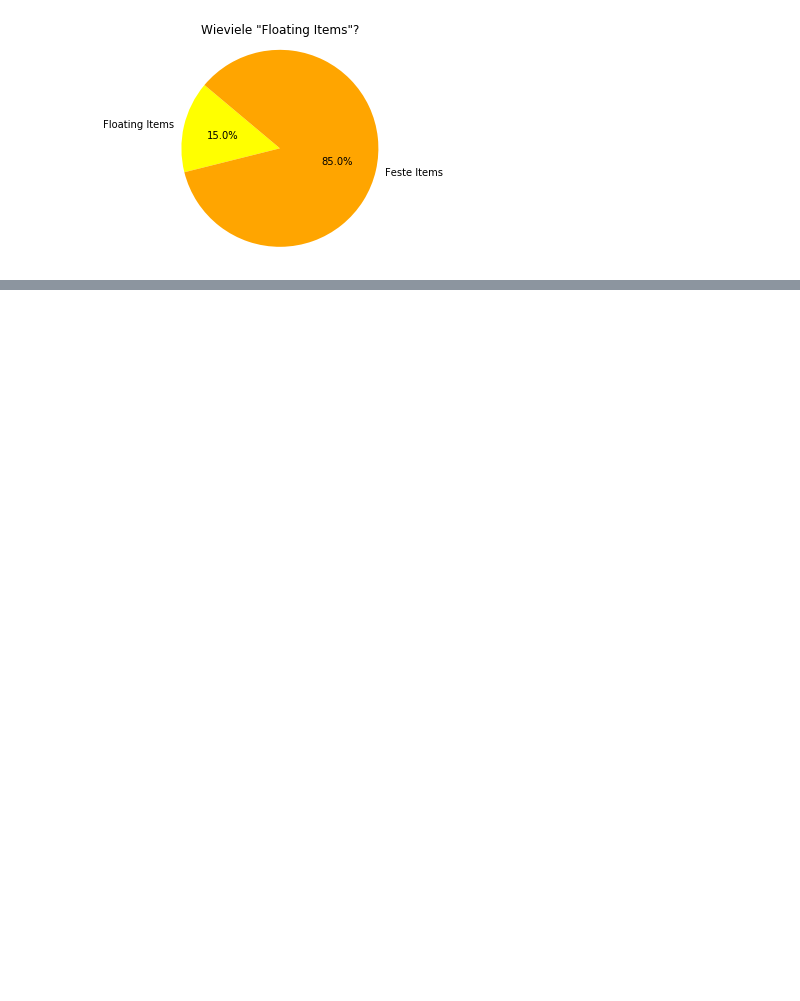
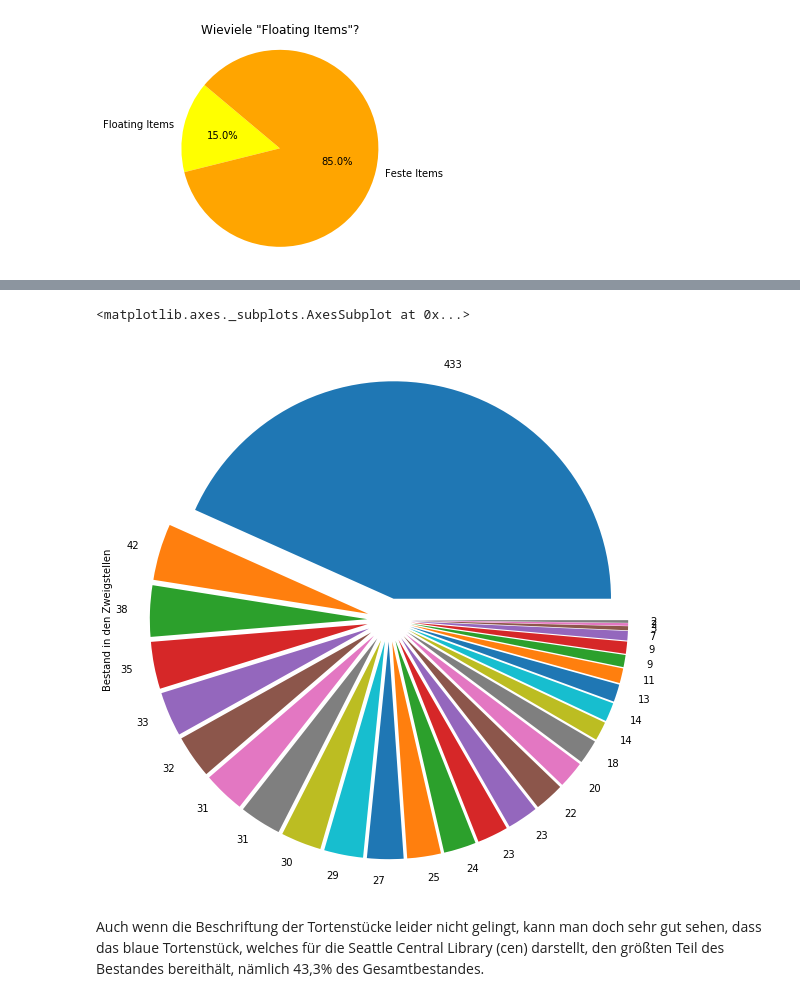
Before and after one commit to janamandrys/Jupyter_Notebook-MALIS, a Jupyter notebook: FOERSTNER_MALIS19.3_AUFGABE2.ipynb, the cells around one changed output, grey strips where cells are left out. Drawn from its saved outputs; the diff is of its cells as text; code cells hidden in the pictures; blank space fills up the shorter version.

```diff
--- a/FOERSTNER_MALIS19.3_AUFGABE2.ipynb
+++ b/FOERSTNER_MALIS19.3_AUFGABE2.ipynb
@@ -185,0 +216,15 @@ plt.show()
+# %%
+itemlocation = invent ["itemlocation"].value_counts ()
+
+Itemlocation = ['cen', 'net', 'dth', 'gwd', 'bro', 'lcy', 'bea', 'rbe', 'nga', 'bal', 'wts', 'qna', 'col', 'mag', 'glk', 'uni', 'swt', 'cap', 'mon', 'fre', 'dlr', 'hip', 'nhy', 'spa', 'mgm', 'wal', 'mob']
+series = pd.Series([433, 42, 38, 35, 33, 32, 31, 31, 30, 29, 27, 25, 24, 23, 23, 22, 20, 18, 14, 14, 13, 11, 9, 9, 7, 3, 2, 2],
+                   index=itemlocation,
+                   name='Bestand in den Zweigstellen')
+explode = [0.10, 0.10, 0.10, 0.10, 0.10, 0.10, 0.10, 0.10, 0.10, 0.10, 0.10, 0.10, 0.10, 0.10, 0.10, 0.10, 0.10, 0.10, 0.10, 0.10, 0.10, 0.10, 0.10, 0.10, 0.10, 0.10, 0.10, 0.10]
+series.plot.pie(figsize=(10, 10),
+               explode=explode)
+# %% [output]
+<matplotlib.axes._subplots.AxesSubplot at 0x...>
+[figure, added]
+# %% [markdown]
+Auch wenn die Beschriftung der Tortenstücke leider nicht gelingt, kann man doch sehr gut sehen, dass das blaue Tortenstück, welches für die Seattle Central Library (cen) darstellt, den größten Teil des Bestandes bereithält, nämlich 43,3% des Gesamtbestandes.
```
Also changed, not shown: parts of 10 cells of this notebook.
